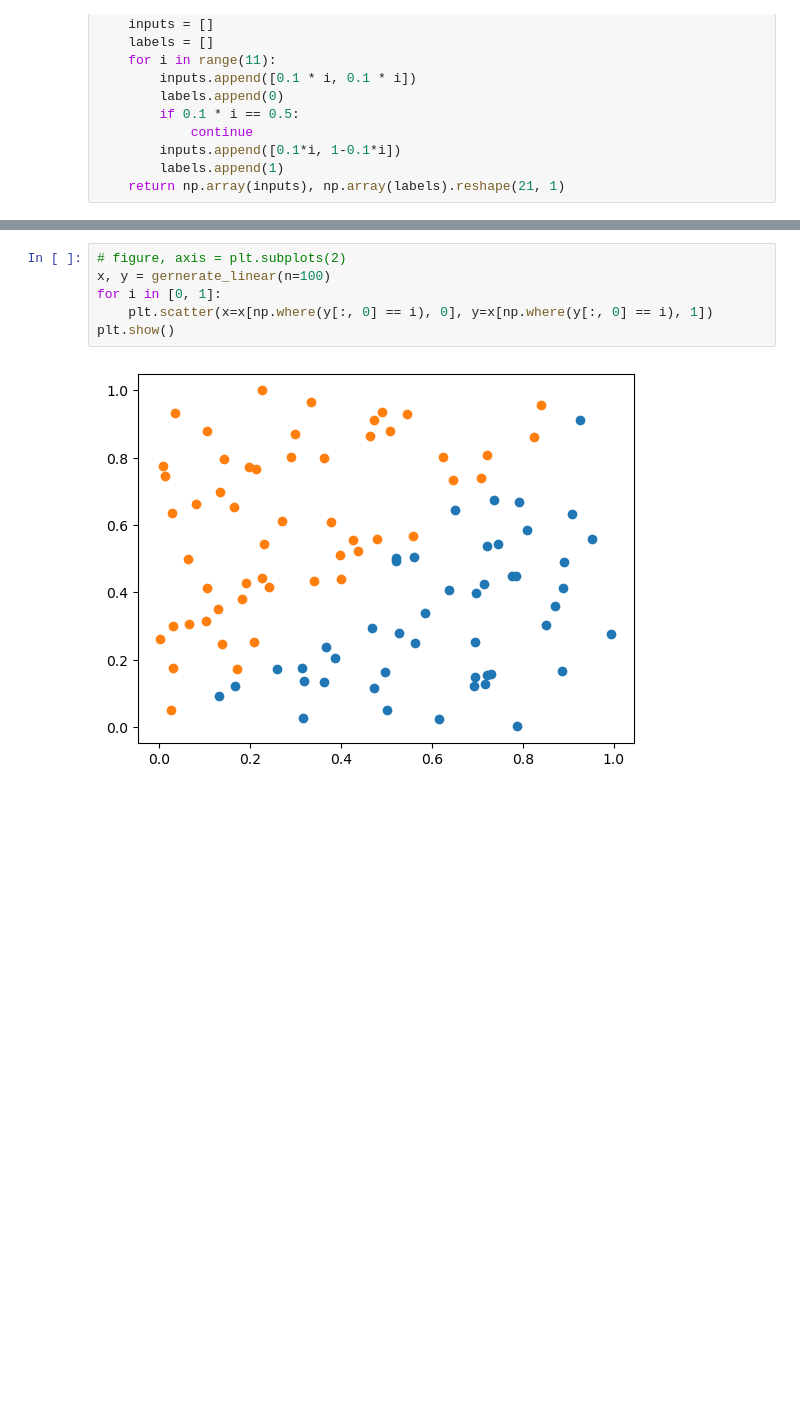
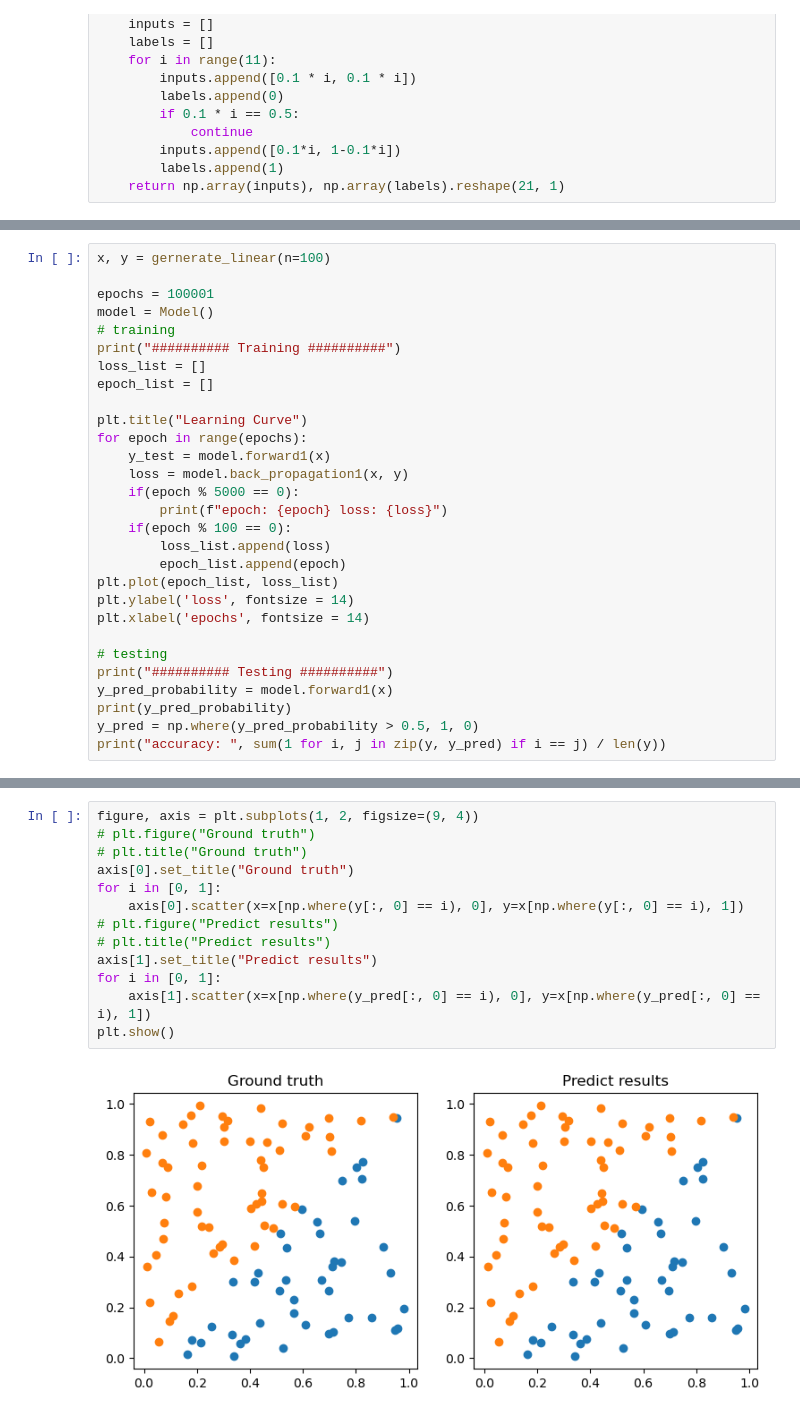
Before and after one commit to kkennethwu/NYCU_DLP2023, a Jupyter notebook: lab1/main.ipynb, the cells around one changed output, grey strips where cells are left out. Drawn from its saved outputs; the diff is of its cells as text; blank space fills up the shorter version.

```diff
--- a/lab1/main.ipynb
+++ b/lab1/main.ipynb
@@ -159,0 +194,29 @@ class Model:
+# %%
+x, y = gernerate_linear(n=100)
+
+epochs = 100001
+model = Model()
+# training
+print("########## Training ##########")
+loss_list = []
+epoch_list = []
+
+plt.title("Learning Curve")
+for epoch in range(epochs):
+    y_test = model.forward1(x)
+    loss = model.back_propagation1(x, y)
+    if(epoch % 5000 == 0):
+        print(f"epoch: {epoch} loss: {loss}")
+    if(epoch % 100 == 0):
+        loss_list.append(loss)
+        epoch_list.append(epoch)
+plt.plot(epoch_list, loss_list)
+plt.ylabel('loss', fontsize = 14)
+plt.xlabel('epochs', fontsize = 14)
+
+# testing
+print("########## Testing ##########")
+y_pred_probability = model.forward1(x)
+print(y_pred_probability)
+y_pred = np.where(y_pred_probability > 0.5, 1, 0)
+print("accuracy: ", sum(1 for i, j in zip(y, y_pred) if i == j) / len(y))
@@ -160,8 +242,15 @@ class Model:
 # %%
-# figure, axis = plt.subplots(2)
-x, y = gernerate_linear(n=100)
+figure, axis = plt.subplots(1, 2, figsize=(9, 4))
+# plt.figure("Ground truth")
+# plt.title("Ground truth")
+axis[0].set_title("Ground truth")
 for i in [0, 1]:
-    plt.scatter(x=x[np.where(y[:, 0] == i), 0], y=x[np.where(y[:, 0] == i), 1])
+    axis[0].scatter(x=x[np.where(y[:, 0] == i), 0], y=x[np.where(y[:, 0] == i), 1])
+# plt.figure("Predict results")
+# plt.title("Predict results")
+axis[1].set_title("Predict results")
+for i in [0, 1]:
+    axis[1].scatter(x=x[np.where(y_pred[:, 0] == i), 0], y=x[np.where(y_pred[:, 0] == i), 1])
 plt.show()
 # %% [output]
-[figure, old version]
+[figure, new version]
```
Also changed, not shown: parts of 24 cells of this notebook, 26 other files.
